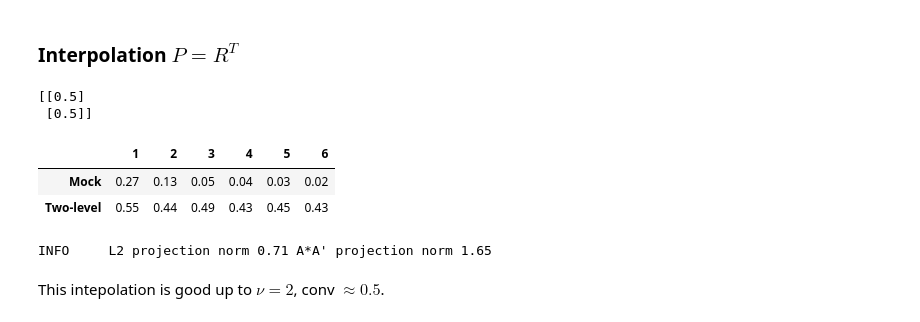
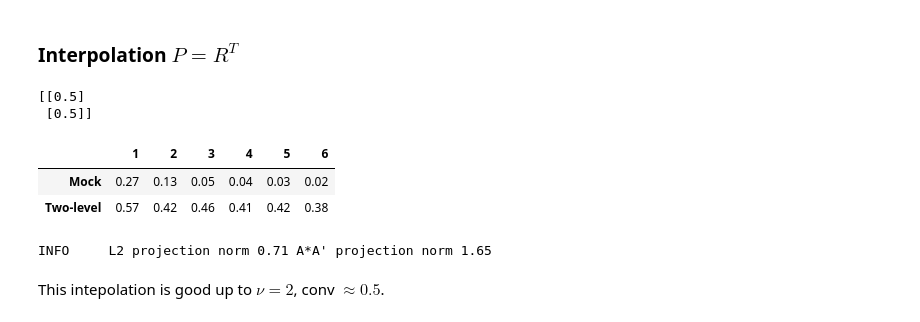
Before and after one commit to 436ahsan/Helmholtz, a Jupyter notebook: notebooks/repetitive/laplace_repetitive_ideal_tv_2level.ipynb, the cells around one changed output. Cells and saved outputs as stored; diff of their text form; code cells hidden in the pictures.

```diff
--- a/notebooks/repetitive/laplace_repetitive_ideal_tv_2level.ipynb
+++ b/notebooks/repetitive/laplace_repetitive_ideal_tv_2level.ipynb
@@ -26,7 +26,7 @@ ideal_tv = True # False    # Use eigenvectors or not.
 # Number of test vectors.
 num_examples = 2
 # Set # sweeps manually here.
-num_sweeps_on_vectors = 1000 # None
+num_sweeps_on_vectors = 30 # None
 threshold = 0.1
 
 # Boottstrapping parameters.
@@ -143,29 +142,29 @@ INFO     Mock cycle conv |domain|=8 [0.268 0.126 0.051 0.042 0.028 0.017]
 # %%
 # Initial guess for interpoation: P = R^T on a single aggregate.
 p = r.tile(1).transpose()
 print(p.todense())
 
 two_level_conv = np.array([
     hm.repetitive.locality.two_level_conv_factor(
         hm.repetitive.locality.create_two_level_hierarchy(
-            kh, discretization, m * aggregate_size, r.asarray(), p, aggregate_size),
+            kh, discretization, m * aggregate_size, r.asarray(), p, aggregate_size. num_components),
         nu)[1]
      for nu in nu_values])
 conv = pd.DataFrame(np.array((mock_conv, two_level_conv)).transpose(),
                     index=nu_values, columns=("Mock", "Two-level")).transpose()
 display(conv)
 
 # Compare the L2 projection norm and the A*A'-orthogonal projection norms, which gives an indication
 # that the mock cycle rates are guaranteed to be good predictors of the two-level rates [Rob & James].
 R = r.tile(n // aggregate_size)
 _LOGGER.info("L2 projection norm {:.2f} A*A' projection norm {:.2f}".
              format(norm(R.todense(), ord=2), norm((R.dot(multilevel[0].a)).todense(), ord=2)))
 # %% [output]
 [[0.5]
  [0.5]]
 |  | 1 | 2 | 3 | 4 | 5 | 6 |
 | Mock | 0.27 | 0.13 | 0.05 | 0.04 | 0.03 | 0.02 |
-| Two-level | 0.55 | 0.44 | 0.49 | 0.43 | 0.45 | 0.43 |
+| Two-level | 0.57 | 0.42 | 0.46 | 0.41 | 0.42 | 0.38 |
 INFO     L2 projection norm 0.71 A*A' projection norm 1.65
 # %% [markdown]
 This intepolation is good up to $\nu = 2$, conv $\approx 0.5$.
```
Also changed, not shown: parts of 6 cells of this notebook, 15 other files.
